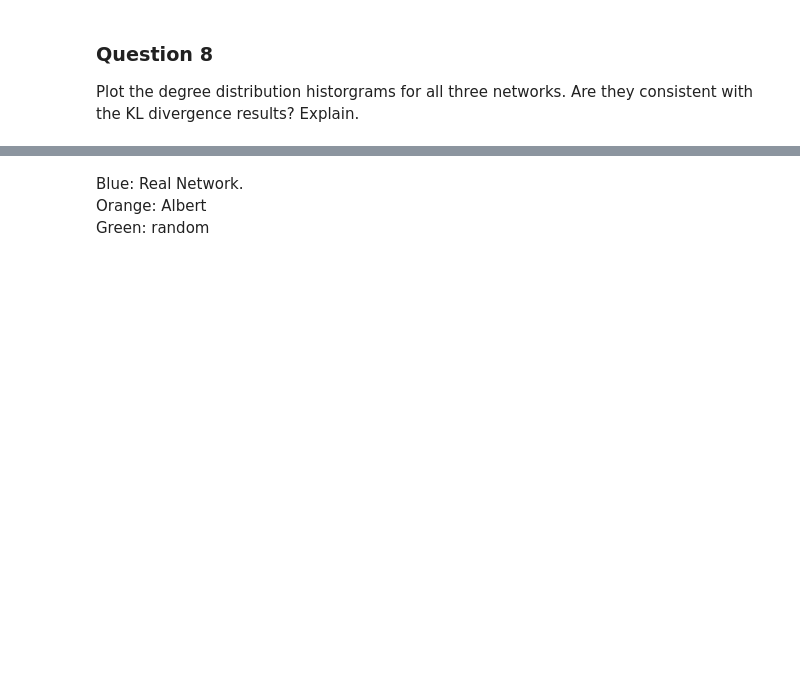
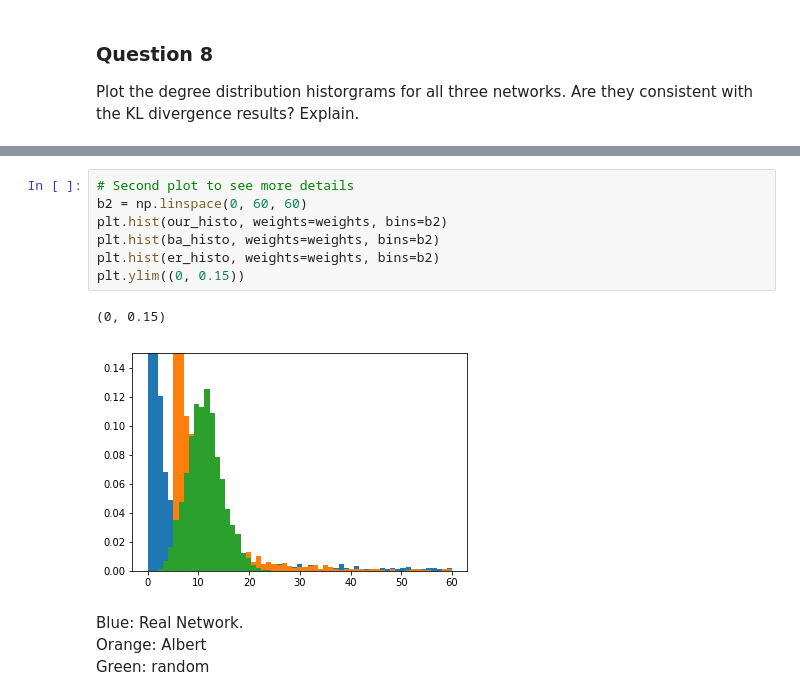
Before and after one commit to dsalathe/group_ntds, a Jupyter notebook: 2_network_models.ipynb, the cells around one changed output, grey strips where cells are left out. Cells and saved outputs as stored; diff of their text form; blank space fills up the shorter version.

```diff
--- a/2_network_models.ipynb
+++ b/2_network_models.ipynb
@@ -397,3 +409,13 @@ plt.ylim((0, 0.3))
+# %%
+# Second plot to see more details
+b2 = np.linspace(0, 60, 60)
+plt.hist(our_histo, weights=weights, bins=b2)
+plt.hist(ba_histo, weights=weights, bins=b2)
+plt.hist(er_histo, weights=weights, bins=b2)
+plt.ylim((0, 0.15))
+# %% [output]
+(0, 0.15)
+[figure, added]
 # %% [markdown]
 Blue: Real Network. <br/>
 Orange: Albert <br/>
```
Also changed, not shown: parts of 8 cells of this notebook.
